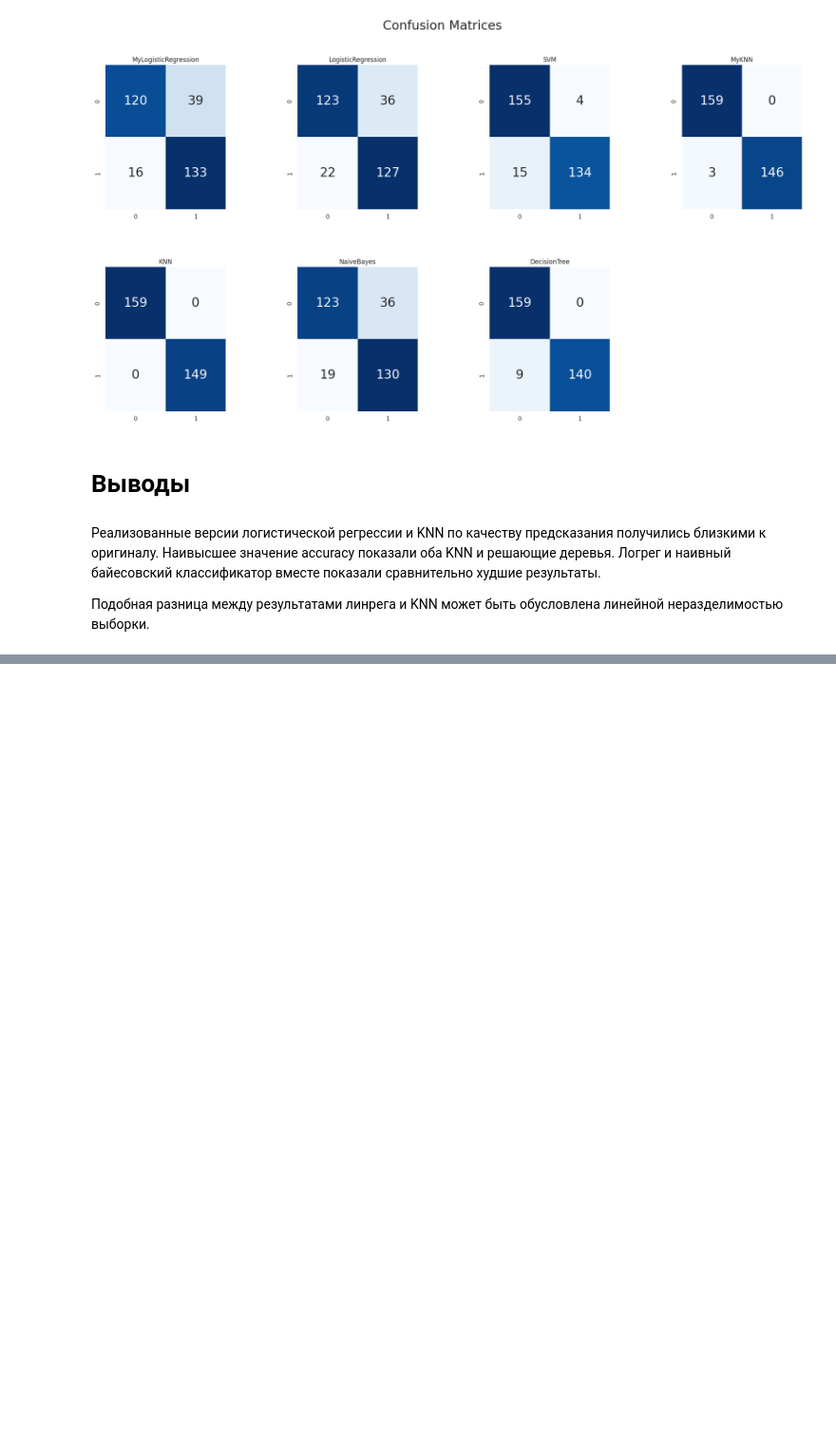
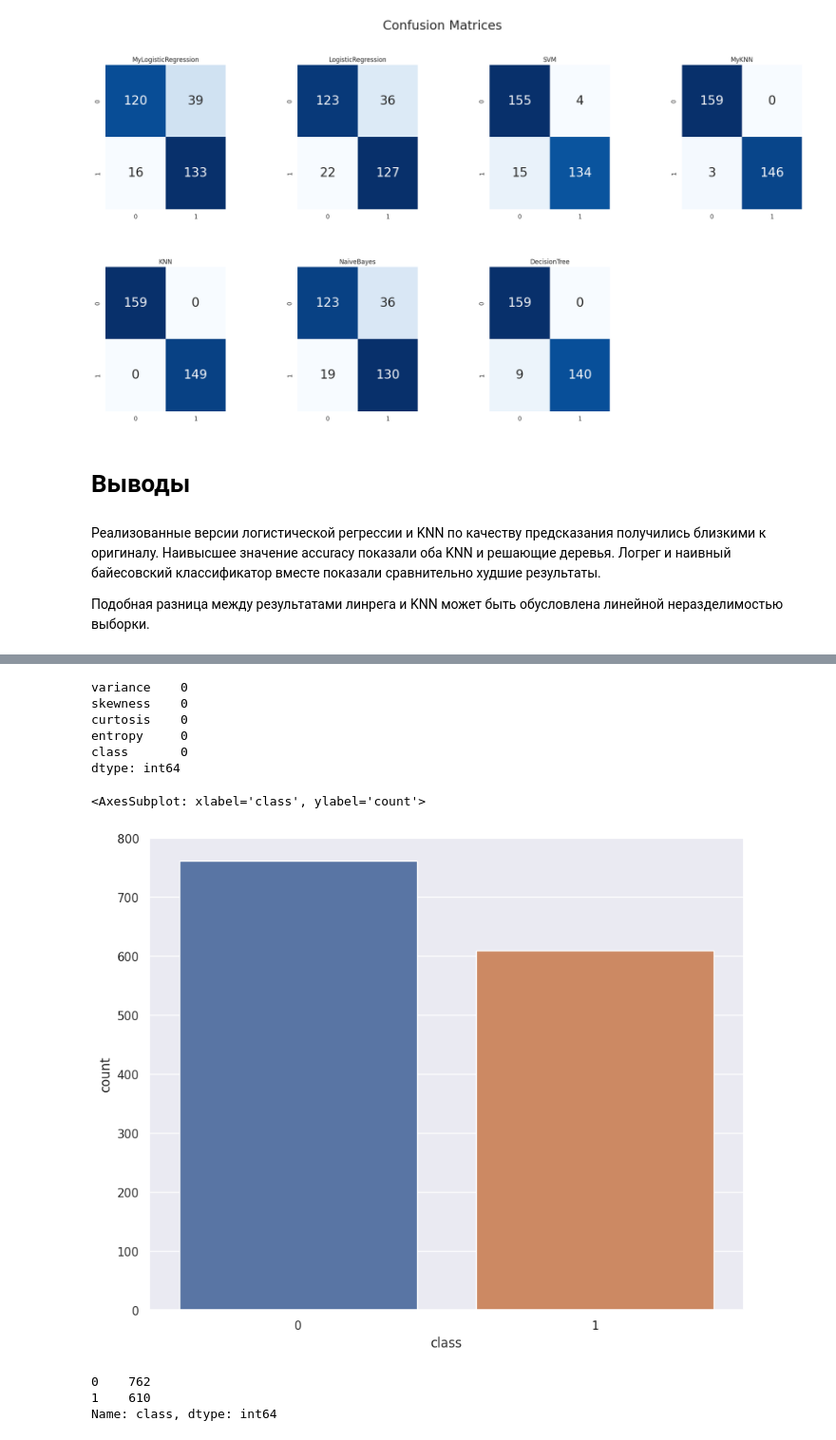
Before and after one commit to achains/ml-course, a Jupyter notebook: notebooks/T2_Classification.ipynb, the cells around one changed output, grey strips where cells are left out. Shown at 95% size. Saved outputs shown, nothing was run; the diff lists cells and outputs as text; code cells hidden in the pictures; blank space fills up the shorter version.

```diff
--- a/notebooks/T2_Classification.ipynb
+++ b/notebooks/T2_Classification.ipynb
@@ -535,0 +538,3 @@ for i, key in enumerate(cm.keys()):
+# %%
+df = pd.read_csv('../data/BankNote_Authentication.csv')
+df.head()
@@ -535,0 +557,20 @@ for i, key in enumerate(cm.keys()):
+# %%
+df.isnull().sum()
+# %% [output]
+variance    0
+skewness    0
+curtosis    0
+entropy     0
+class       0
+dtype: int64
+# %%
+sns.countplot(x="class", data=df)
+# %% [output]
+<AxesSubplot: xlabel='class', ylabel='count'>
+[figure, added]
+# %%
+df["class"].value_counts()
+# %% [output]
+0    762
+1    610
+Name: class, dtype: int64
```
Also changed, not shown: parts of 58 cells of this notebook, 1 other file.
